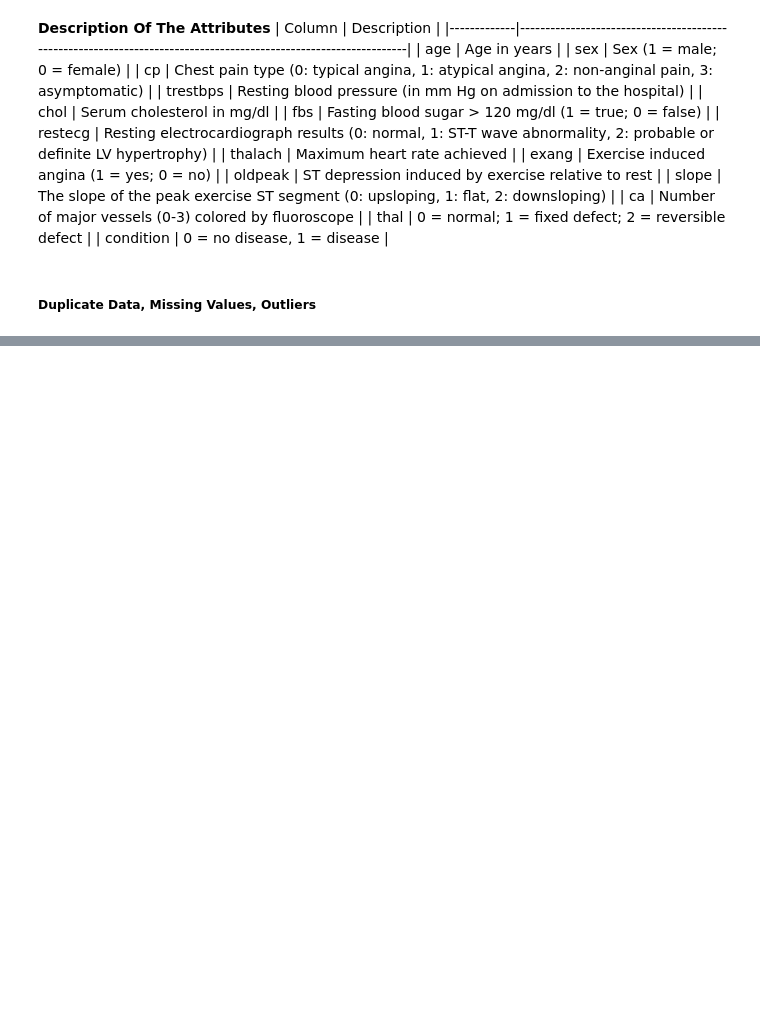
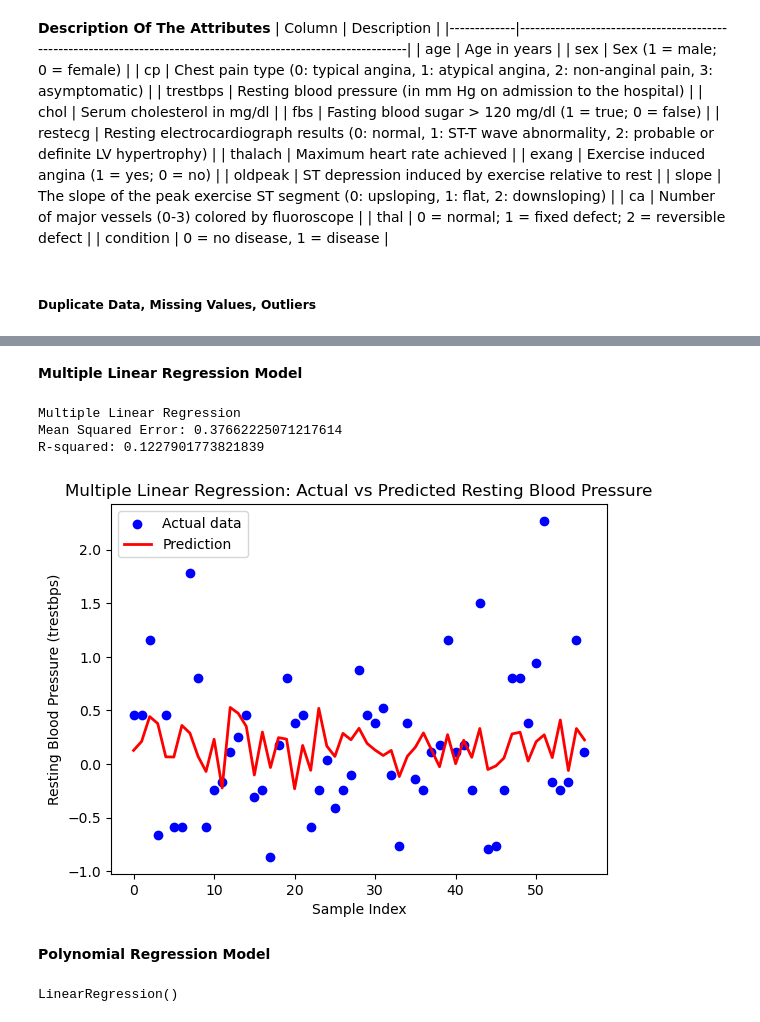
Before and after one commit to rc1inger/CSC177-DataPreprocessing, a Jupyter notebook: dataPreprocessing.ipynb, the cells around one changed output, grey strips where cells are left out. Saved outputs shown, nothing was run; the diff lists cells and outputs as text; code cells hidden in the pictures; blank space fills up the shorter version.

```diff
--- a/dataPreprocessing.ipynb
+++ b/dataPreprocessing.ipynb
@@ -154,0 +208,50 @@ Number of rows after removing outliers = 292
+# %% [markdown]
+**Multiple Linear Regression Model**
+# %%
+# Selecting multiple features for prediction
+X_train_multi = train_data[['age', 'chol', 'thalach']]
+y_train_multi = train_data['trestbps']
+X_test_multi = test_data[['age', 'chol', 'thalach']]
+y_test_multi = test_data['trestbps']
+
+# Creating and training the model
+multi_model = LinearRegression()
+multi_model.fit(X_train_multi, y_train_multi)
+
+# Making predictions on the test set
+y_pred_multi = multi_model.predict(X_test_multi)
+# %%
+# Evaluate the model
+print("\nMultiple Linear Regression")
+print("Mean Squared Error:", mean_squared_error(y_test_multi, y_pred_multi))
+print("R-squared:", r2_score(y_test_multi, y_pred_multi))
+
+# Plotting actual vs. predicted values for the test set in Multiple Regression
+plt.scatter(range(len(y_test_multi)), y_test_multi, color='blue', label="Actual data")
+plt.plot(range(len(y_test_multi)), y_pred_multi, color='red', linewidth=2, label="Prediction")
+plt.title("Multiple Linear Regression: Actual vs Predicted Resting Blood Pressure")
+plt.xlabel("Sample Index")
+plt.ylabel("Resting Blood Pressure (trestbps)")
+plt.legend()
+plt.show()
+# %% [output]
+Multiple Linear Regression
+Mean Squared Error: 0.37662225071217614
+R-squared: 0.1227901773821839
+[figure, added]
+# %% [markdown]
+**Polynomial Regression Model**
+# %%
+from sklearn.preprocessing import PolynomialFeatures
+from sklearn.linear_model import LinearRegression
+
+# Set up polynomial features for degree 2 (can adjust degree if needed)
+poly = PolynomialFeatures(degree=2)
+X_poly_train = poly.fit_transform(X_train_simple)
+X_poly_test = poly.transform(X_test_simple)
+
+# Train the polynomial model
+poly_model = LinearRegression()
+poly_model.fit(X_poly_train, y_train_simple)
+# %% [output]
+LinearRegression()
```
Also changed, not shown: parts of 17 cells of this notebook.
